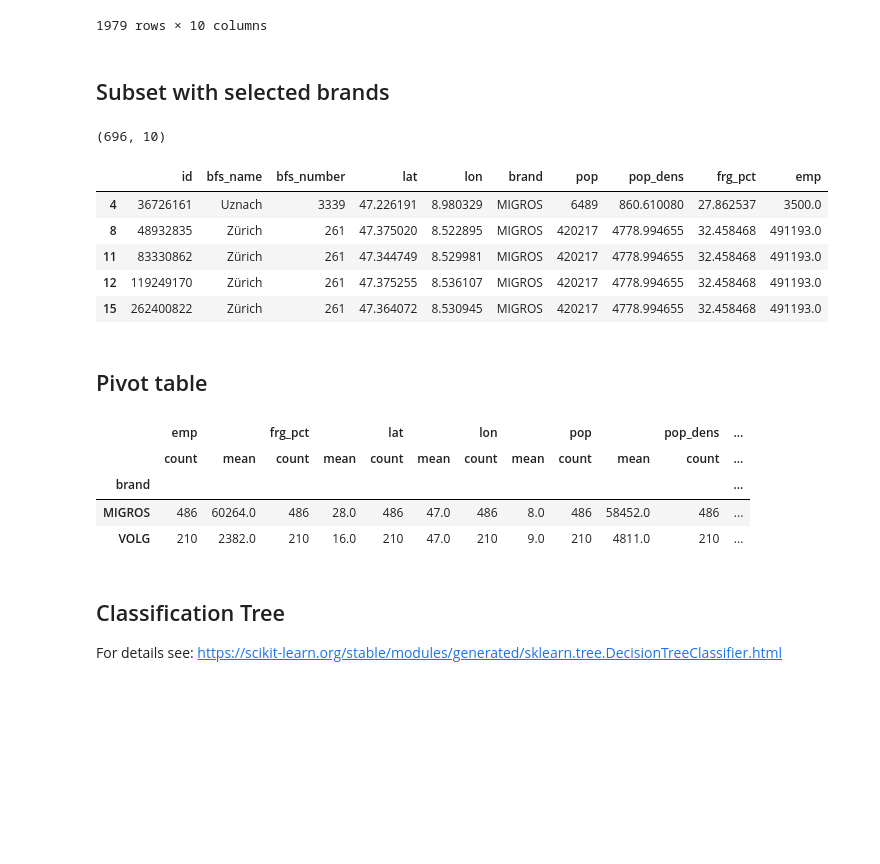
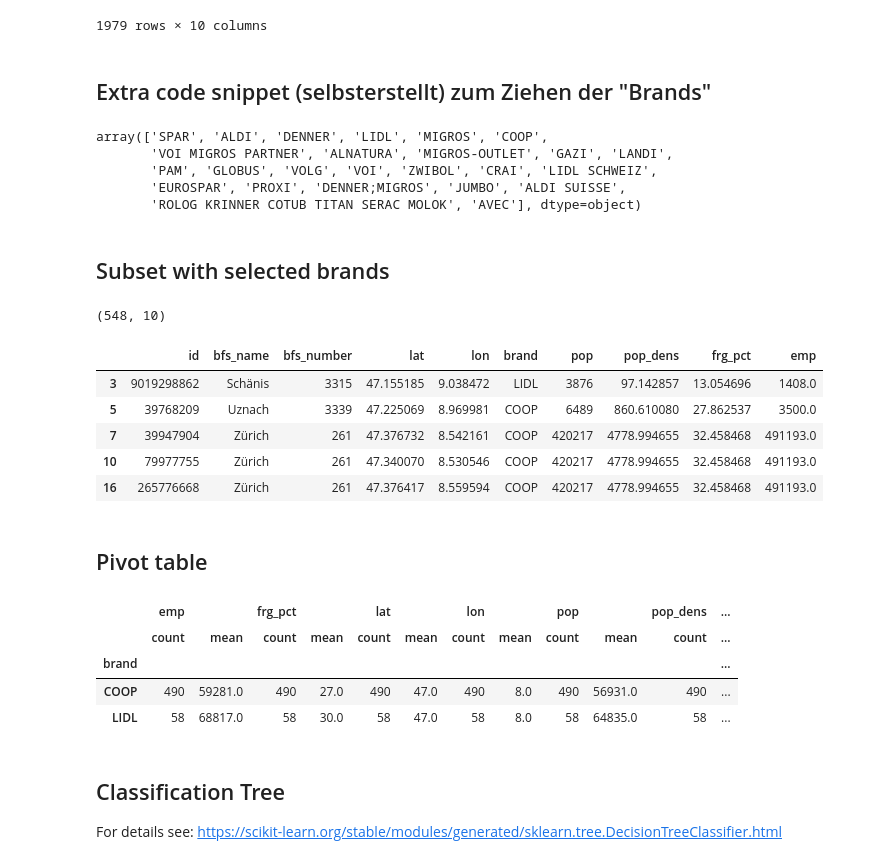
Before and after one commit to watson222-2/python_machine_learning_basics, a Jupyter notebook: CART_RandomForest/classification_tree_random_forest_supermarket_data.ipynb, the cells around one changed output. Cells and saved outputs as stored; diff of their text form; code cells hidden in the pictures; blank space fills up the shorter version.

```diff
--- a/CART_RandomForest/classification_tree_random_forest_supermarket_data.ipynb
+++ b/CART_RandomForest/classification_tree_random_forest_supermarket_data.ipynb
@@ -97,20 +97,31 @@ dtype: int64
 | 3238 | 9950926547 | Marbach (SG) | 3253 | 47.392404 | 9.569855 | VOLG | 2110 | 481.735160 | 18.578199 | 678.0 |
 | 3239 | 9963973121 | Rüte | 3103 | 47.321761 | 9.426943 | VOLG | 3692 | 90.445860 | 5.444204 | 1310.0 |
 1979 rows × 10 columns
+# %% [markdown]
+## Extra code snippet (selbsterstellt) zum Ziehen der "Brands"
+# %%
+df_supermarkets['brand'].unique()
+# %% [output]
+array(['SPAR', 'ALDI', 'DENNER', 'LIDL', 'MIGROS', 'COOP',
+       'VOI MIGROS PARTNER', 'ALNATURA', 'MIGROS-OUTLET', 'GAZI', 'LANDI',
+       'PAM', 'GLOBUS', 'VOLG', 'VOI', 'ZWIBOL', 'CRAI', 'LIDL SCHWEIZ',
+       'EUROSPAR', 'PROXI', 'DENNER;MIGROS', 'JUMBO', 'ALDI SUISSE',
+       'ROLOG KRINNER COTUB TITAN SERAC MOLOK', 'AVEC'], dtype=object)
 # %% [markdown]
 ## Subset with selected brands
 # %%
-df_sub = df_supermarkets.loc[df_supermarkets['brand'].isin(['MIGROS', 'VOLG'])]
+    ### note that here '.loc' is used to select rows and columns by label instead of 'iloc' which is used to select rows and columns by position, expressed as an integer
+df_sub = df_supermarkets.loc[df_supermarkets['brand'].isin(['COOP', 'LIDL'])]
 print(df_sub.shape)
 df_sub.head()
 # %% [output]
-(696, 10)
+(548, 10)
 |  | id | bfs_name | bfs_number | lat | lon | brand | pop | pop_dens | frg_pct | emp |
-| 4 | 36726161 | Uznach | 3339 | 47.226191 | 8.980329 | MIGROS | 6489 | 860.610080 | 27.862537 | 3500.0 |
-| 8 | 48932835 | Zürich | 261 | 47.375020 | 8.522895 | MIGROS | 420217 | 4778.994655 | 32.458468 | 491193.0 |
-| 11 | 83330862 | Zürich | 261 | 47.344749 | 8.529981 | MIGROS | 420217 | 4778.994655 | 32.458468 | 491193.0 |
-| 12 | 119249170 | Zürich | 261 | 47.375255 | 8.536107 | MIGROS | 420217 | 4778.994655 | 32.458468 | 491193.0 |
-| 15 | 262400822 | Zürich | 261 | 47.364072 | 8.530945 | MIGROS | 420217 | 4778.994655 | 32.458468 | 491193.0 |
+| 3 | 9019298862 | Schänis | 3315 | 47.155185 | 9.038472 | LIDL | 3876 | 97.142857 | 13.054696 | 1408.0 |
+| 5 | 39768209 | Uznach | 3339 | 47.225069 | 8.969981 | COOP | 6489 | 860.610080 | 27.862537 | 3500.0 |
+| 7 | 39947904 | Zürich | 261 | 47.376732 | 8.542161 | COOP | 420217 | 4778.994655 | 32.458468 | 491193.0 |
+| 10 | 79977755 | Zürich | 261 | 47.340070 | 8.530546 | COOP | 420217 | 4778.994655 | 32.458468 | 491193.0 |
+| 16 | 265776668 | Zürich | 261 | 47.376417 | 8.559594 | COOP | 420217 | 4778.994655 | 32.458468 | 491193.0 |
 # %% [markdown]
 ## Pivot table
 # %%
@@ -129,8 +140,8 @@ pd.pivot_table(df_sub[['lat',
 |  | emp |  | frg_pct |  | lat |  | lon |  | pop |  | pop_dens | ... |
 |  | count | mean | count | mean | count | mean | count | mean | count | mean | count | ... |
 | brand |  |  |  |  |  |  |  |  |  |  |  | ... |
-| MIGROS | 486 | 60264.0 | 486 | 28.0 | 486 | 47.0 | 486 | 8.0 | 486 | 58452.0 | 486 | ... |
-| VOLG | 210 | 2382.0 | 210 | 16.0 | 210 | 47.0 | 210 | 9.0 | 210 | 4811.0 | 210 | ... |
+| COOP | 490 | 59281.0 | 490 | 27.0 | 490 | 47.0 | 490 | 8.0 | 490 | 56931.0 | 490 | ... |
+| LIDL | 58 | 68817.0 | 58 | 30.0 | 58 | 47.0 | 58 | 8.0 | 58 | 64835.0 | 58 | ... |
 # %% [markdown]
 ## Classification Tree
 For details see: https://scikit-learn.org/stable/modules/generated/sklearn.tree.DecisionTreeClassifier.html
```
Also changed, not shown: parts of 11 cells of this notebook, 6 other files.
